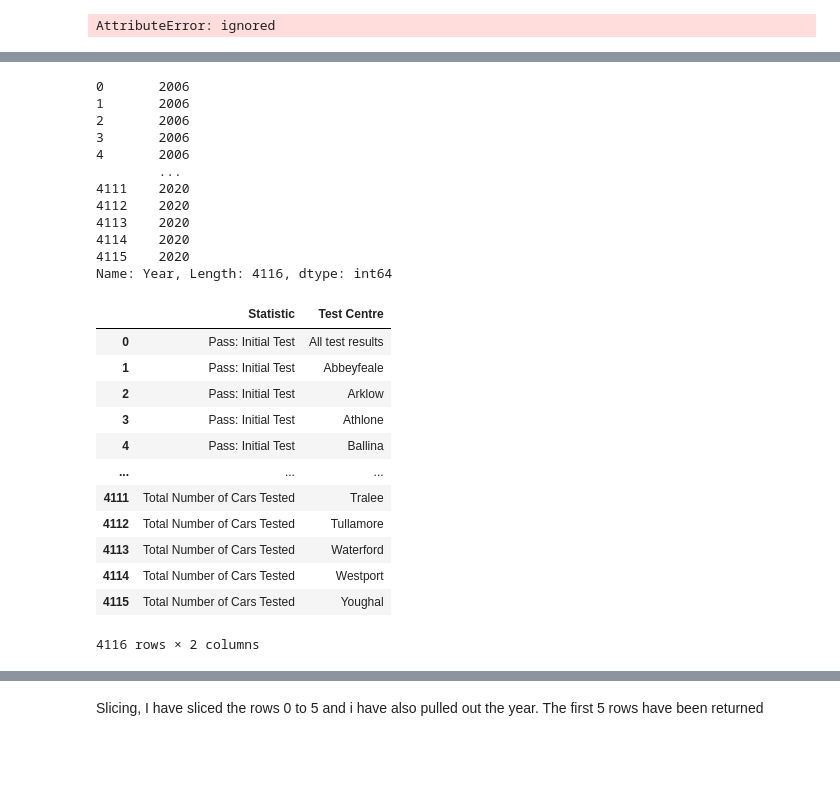
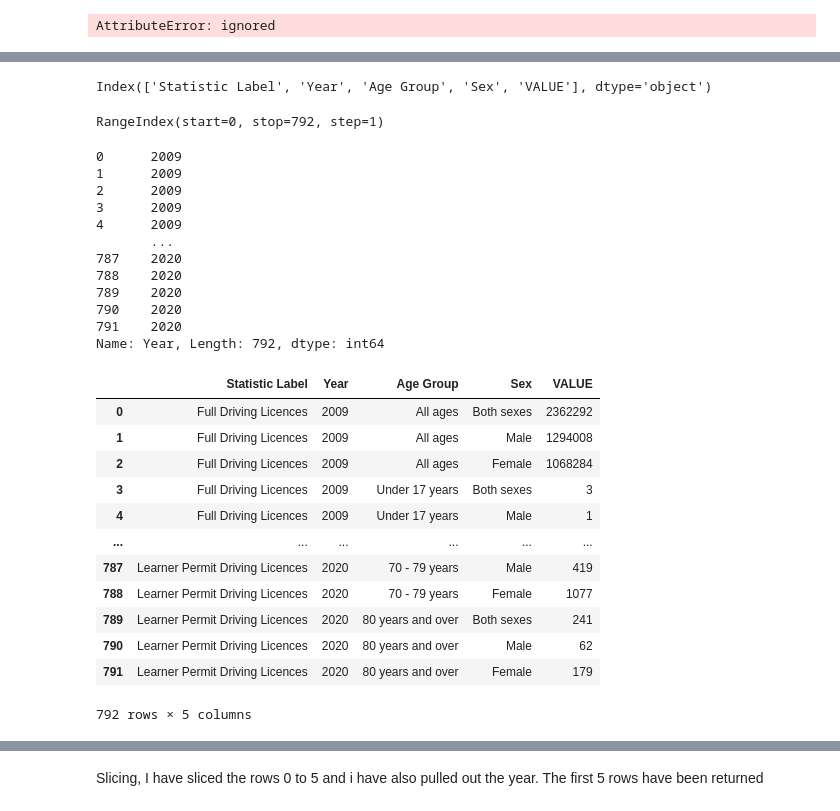
Before and after one commit to hartyl1/UCDPA_harty, a Jupyter notebook: Copy_of_Copy_of_Untitled12.ipynb, the cells around one changed output, grey strips where cells are left out. Saved outputs shown, nothing was run; the diff lists cells and outputs as text; code cells hidden in the pictures; blank space fills up the shorter version.

```diff
--- a/Copy_of_Copy_of_Untitled12.ipynb
+++ b/Copy_of_Copy_of_Untitled12.ipynb
@@ -113,16 +103,24 @@ Name: Test Centre, Length: 4116, dtype: object
+# %%
+Driving_Licenses.columns
+# %% [output]
+Index(['Statistic Label', 'Year', 'Age Group', 'Sex', 'VALUE'], dtype='object')
+# %%
+Driving_Licenses.index
+# %% [output]
+RangeIndex(start=0, stop=792, step=1)
 # %%
-nct['Year']
+Driving_Licenses['Year']
 # %% [output]
-0       2006
-1       2006
-2       2006
-3       2006
-4       2006
-        ...
-4111    2020
-4112    2020
-4113    2020
-4114    2020
-4115    2020
-Name: Year, Length: 4116, dtype: int64
+0      2009
+1      2009
+2      2009
+3      2009
+4      2009
+       ...
+787    2020
+788    2020
+789    2020
+790    2020
+791    2020
+Name: Year, Length: 792, dtype: int64
 # %%
@@ -130,16 +128,16 @@ list_of_columns = ['Statistic','Test Centre']
-# %%
-nct[list_of_columns]
-# %% [output]
-|  | Statistic | Test Centre |
-| 0 | Pass: Initial Test | All test results |
-| 1 | Pass: Initial Test | Abbeyfeale |
-| 2 | Pass: Initial Test | Arklow |
-| 3 | Pass: Initial Test | Athlone |
-| 4 | Pass: Initial Test | Ballina |
-| ... | ... | ... |
-| 4111 | Total Number of Cars Tested | Tralee |
-| 4112 | Total Number of Cars Tested | Tullamore |
-| 4113 | Total Number of Cars Tested | Waterford |
-| 4114 | Total Number of Cars Tested | Westport |
-| 4115 | Total Number of Cars Tested | Youghal |
-4116 rows × 2 columns
+# %%
+Driving_Licenses
+# %% [output]
+|  | Statistic Label | Year | Age Group | Sex | VALUE |
+| 0 | Full Driving Licences | 2009 | All ages | Both sexes | 2362292 |
+| 1 | Full Driving Licences | 2009 | All ages | Male | 1294008 |
+| 2 | Full Driving Licences | 2009 | All ages | Female | 1068284 |
+| 3 | Full Driving Licences | 2009 | Under 17 years | Both sexes | 3 |
+| 4 | Full Driving Licences | 2009 | Under 17 years | Male | 1 |
+| ... | ... | ... | ... | ... | ... |
+| 787 | Learner Permit Driving Licences | 2020 | 70 - 79 years | Male | 419 |
+| 788 | Learner Permit Driving Licences | 2020 | 70 - 79 years | Female | 1077 |
+| 789 | Learner Permit Driving Licences | 2020 | 80 years and over | Both sexes | 241 |
+| 790 | Learner Permit Driving Licences | 2020 | 80 years and over | Male | 62 |
+| 791 | Learner Permit Driving Licences | 2020 | 80 years and over | Female | 179 |
+792 rows × 5 columns
```
Also changed, not shown: parts of 19 cells of this notebook.
